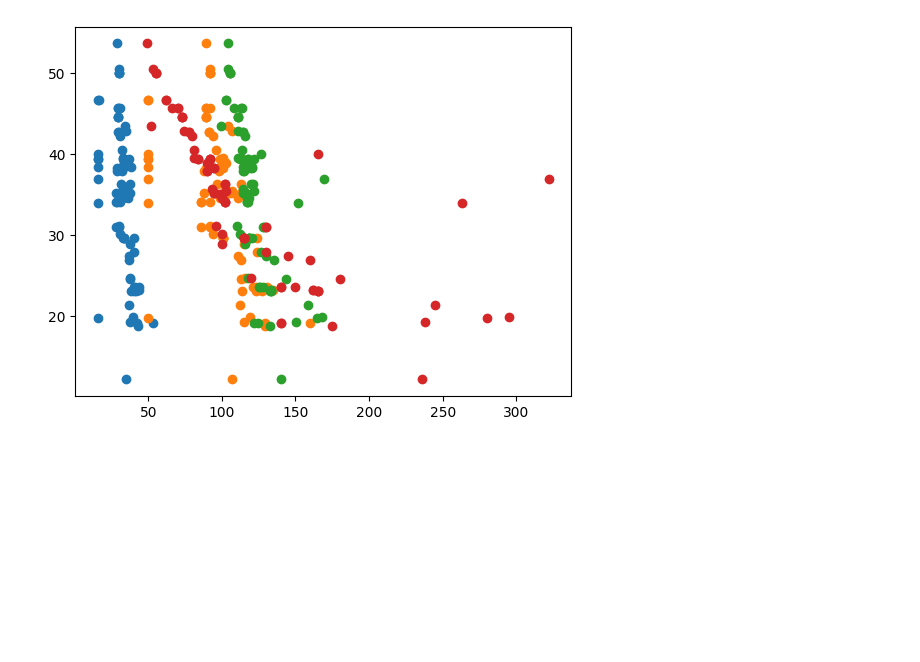
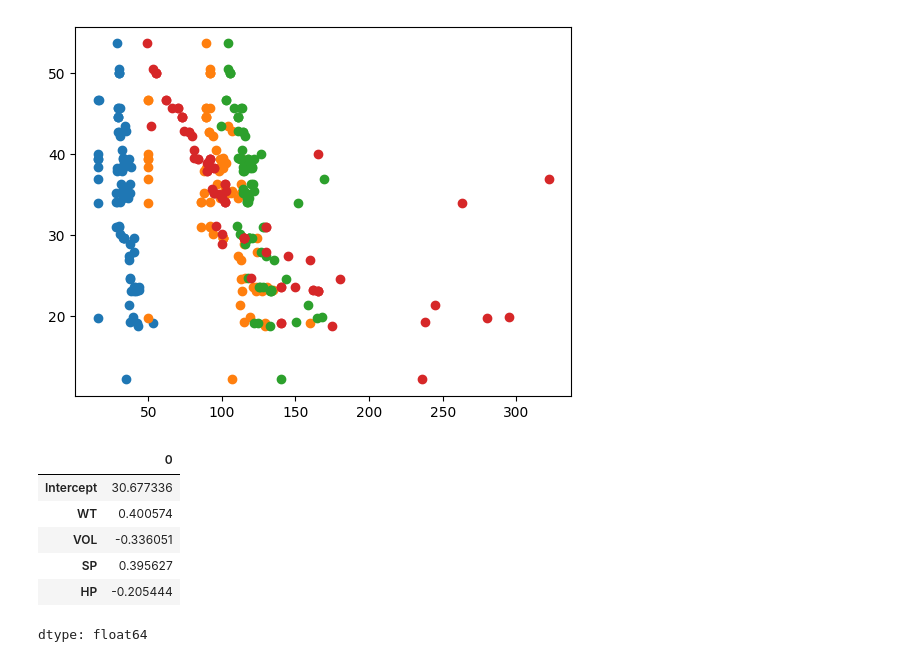
Before and after one commit to Saicharan1818/theta, a Jupyter notebook: Multi_Linear_Regression.ipynb, the cells around one changed output. Cells and saved outputs as stored; diff of their text form; code cells hidden in the pictures; blank space fills up the shorter version.

```diff
--- a/Multi_Linear_Regression.ipynb
+++ b/Multi_Linear_Regression.ipynb
@@ -58,3 +58,13 @@ plt.scatter(df['HP'],df['MPG'])
 # %% [output]
 <matplotlib.collections.PathCollection at 0x...>
 [figure]
+# %%
+model.params
+# %% [output]
+|  | 0 |
+| Intercept | 30.677336 |
+| WT | 0.400574 |
+| VOL | -0.336051 |
+| SP | 0.395627 |
+| HP | -0.205444 |
+dtype: float64
```
Also changed, not shown: parts of 1 cell of this notebook.
